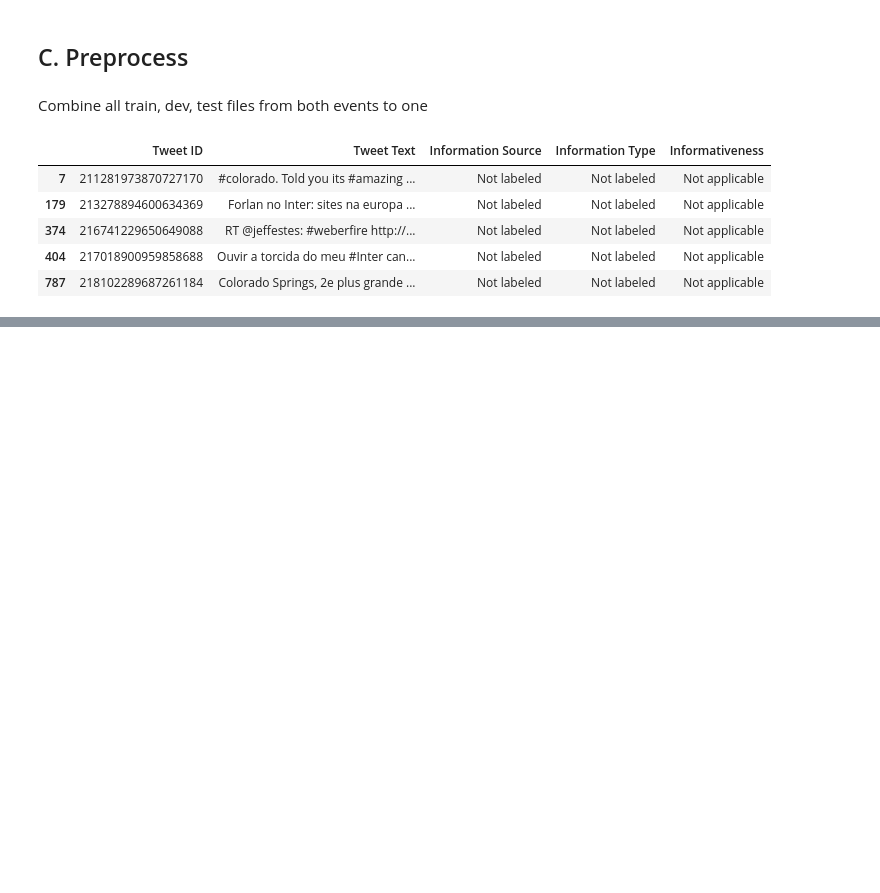
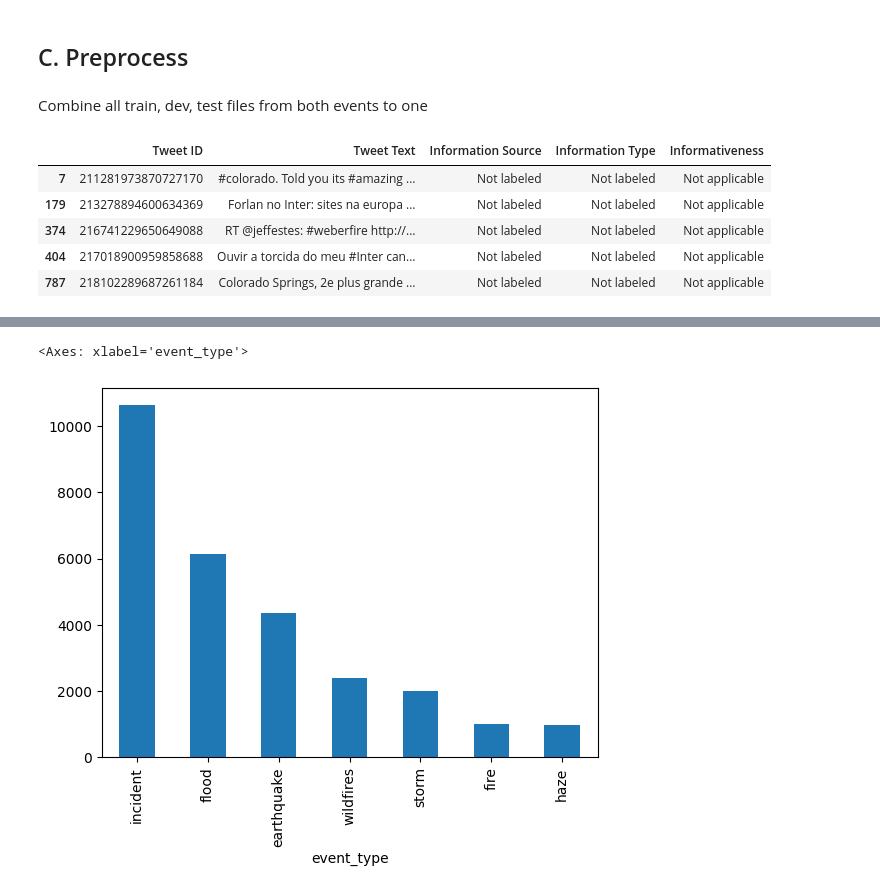
Before and after one commit to dhnhut/disaster-tweets, a Jupyter notebook: notebooks/0_dataset_CrisisLexT26.ipynb, the cells around one changed output, grey strips where cells are left out. Saved outputs shown, nothing was run; the diff lists cells and outputs as text; code cells hidden in the pictures; blank space fills up the shorter version.

```diff
--- a/notebooks/0_dataset_CrisisLexT26.ipynb
+++ b/notebooks/0_dataset_CrisisLexT26.ipynb
@@ -364,0 +424,5 @@ merged_df.to_csv( 'datasets/CrisisLexT26.csv', index=False)
+# %%
+merged_df['event_type'].value_counts().plot(kind='bar')
+# %% [output]
+<Axes: xlabel='event_type'>
+[figure, added]
```
Also changed, not shown: parts of 5 cells of this notebook.
